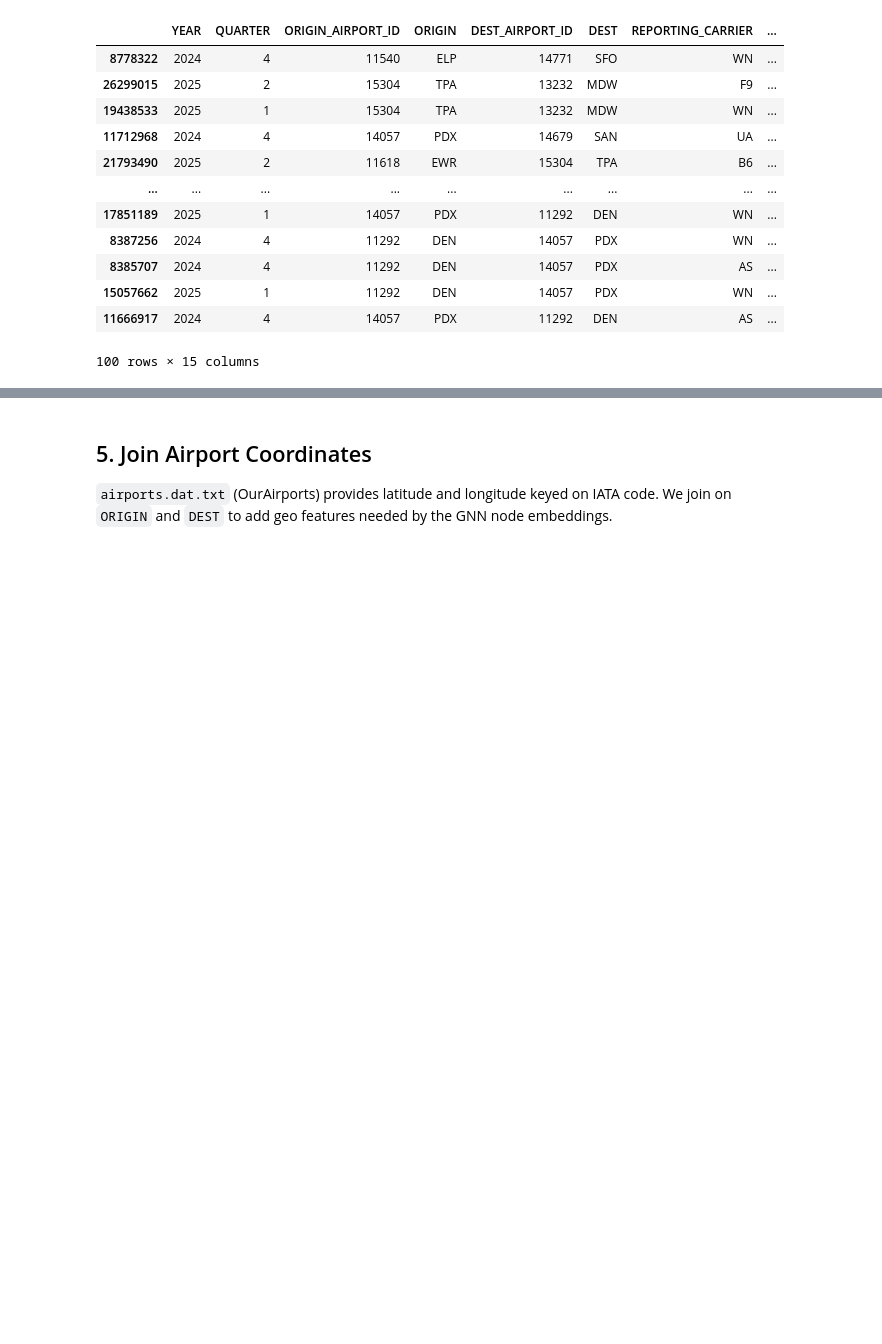
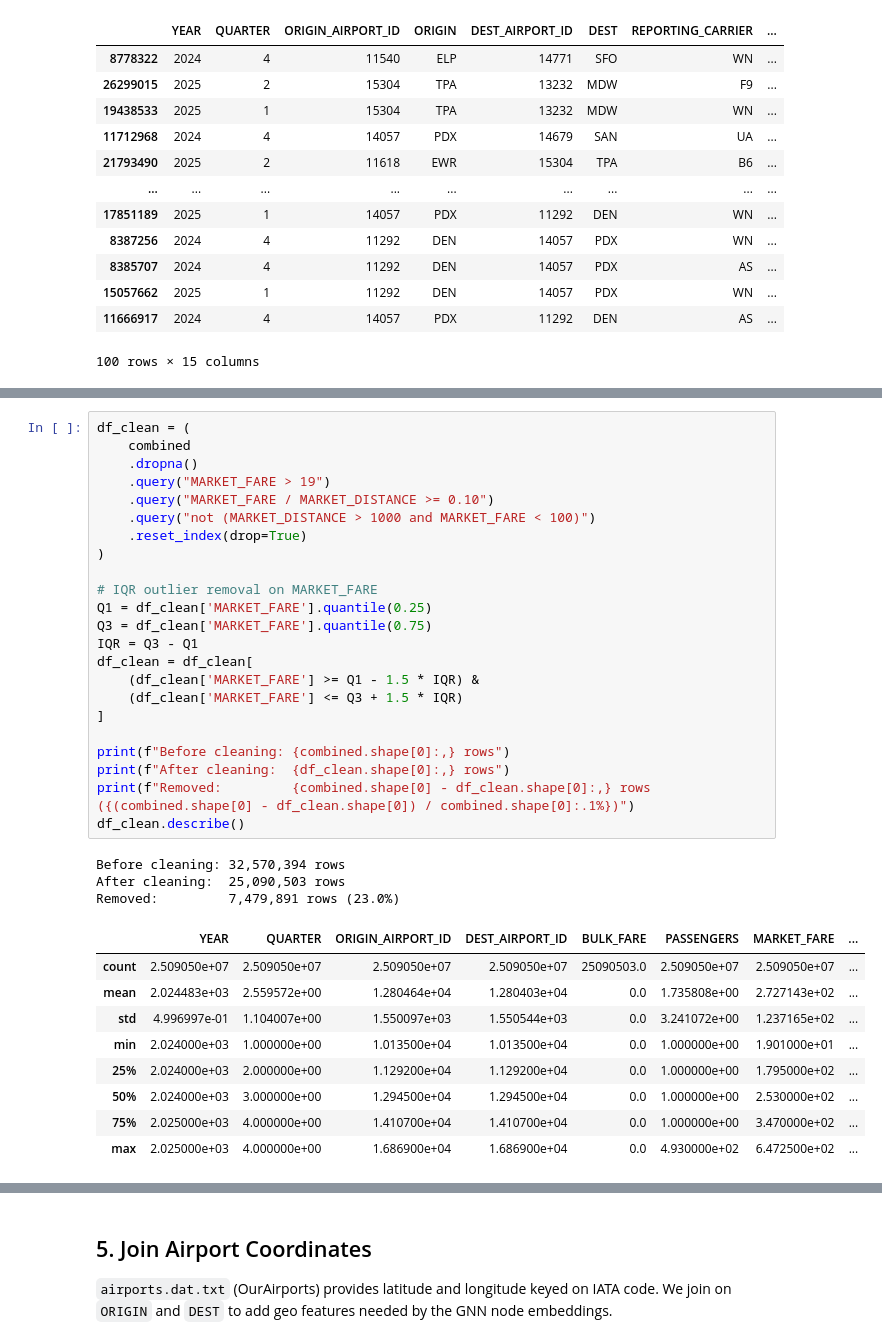
Before and after one commit to normangw/6600-neural-networks, a Jupyter notebook: technical-details/data-cleaning/dataclean.ipynb, the cells around one changed output, grey strips where cells are left out. Cells and saved outputs as stored; diff of their text form; blank space fills up the shorter version.

```diff
--- a/technical-details/data-cleaning/dataclean.ipynb
+++ b/technical-details/data-cleaning/dataclean.ipynb
@@ -275,0 +297,36 @@ df_clean[df_clean['MARKET_FARE'] <100].sort_values('MARKET_DISTANCE', ascending=
+# %%
+df_clean = (
+    combined
+    .dropna()
+    .query("MARKET_FARE > 19")
+    .query("MARKET_FARE / MARKET_DISTANCE >= 0.10")
+    .query("not (MARKET_DISTANCE > 1000 and MARKET_FARE < 100)")
+    .reset_index(drop=True)
+)
+
+# IQR outlier removal on MARKET_FARE
+Q1 = df_clean['MARKET_FARE'].quantile(0.25)
+Q3 = df_clean['MARKET_FARE'].quantile(0.75)
+IQR = Q3 - Q1
+df_clean = df_clean[
+    (df_clean['MARKET_FARE'] >= Q1 - 1.5 * IQR) &
+    (df_clean['MARKET_FARE'] <= Q3 + 1.5 * IQR)
+]
+
+print(f"Before cleaning: {combined.shape[0]:,} rows")
+print(f"After cleaning:  {df_clean.shape[0]:,} rows")
+print(f"Removed:         {combined.shape[0] - df_clean.shape[0]:,} rows ({(combined.shape[0] - df_clean.shape[0]) / combined.shape[0]:.1%})")
+df_clean.describe()
+# %% [output]
+Before cleaning: 32,570,394 rows
+After cleaning:  25,090,503 rows
+Removed:         7,479,891 rows (23.0%)
+|  | YEAR | QUARTER | ORIGIN_AIRPORT_ID | DEST_AIRPORT_ID | BULK_FARE | PASSENGERS | MARKET_FARE | ... |
+| count | 2.509050e+07 | 2.509050e+07 | 2.509050e+07 | 2.509050e+07 | 25090503.0 | 2.509050e+07 | 2.509050e+07 | ... |
+| mean | 2.024483e+03 | 2.559572e+00 | 1.280464e+04 | 1.280403e+04 | 0.0 | 1.735808e+00 | 2.727143e+02 | ... |
+| std | 4.996997e-01 | 1.104007e+00 | 1.550097e+03 | 1.550544e+03 | 0.0 | 3.241072e+00 | 1.237165e+02 | ... |
+| min | 2.024000e+03 | 1.000000e+00 | 1.013500e+04 | 1.013500e+04 | 0.0 | 1.000000e+00 | 1.901000e+01 | ... |
+| 25% | 2.024000e+03 | 2.000000e+00 | 1.129200e+04 | 1.129200e+04 | 0.0 | 1.000000e+00 | 1.795000e+02 | ... |
+| 50% | 2.024000e+03 | 3.000000e+00 | 1.294500e+04 | 1.294500e+04 | 0.0 | 1.000000e+00 | 2.530000e+02 | ... |
+| 75% | 2.025000e+03 | 4.000000e+00 | 1.410700e+04 | 1.410700e+04 | 0.0 | 1.000000e+00 | 3.470000e+02 | ... |
+| max | 2.025000e+03 | 4.000000e+00 | 1.686900e+04 | 1.686900e+04 | 0.0 | 4.930000e+02 | 6.472500e+02 | ... |
```
Also changed, not shown: parts of 5 cells of this notebook, 2 other files.
